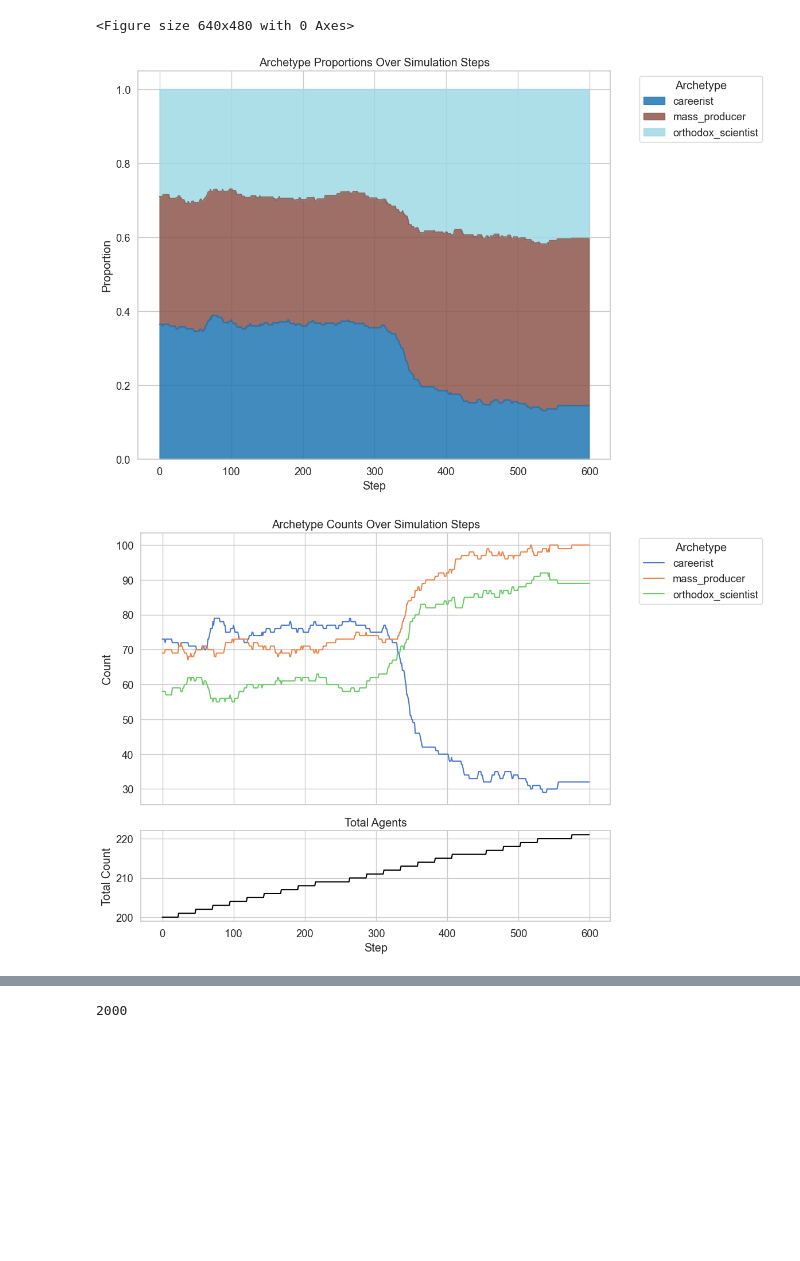
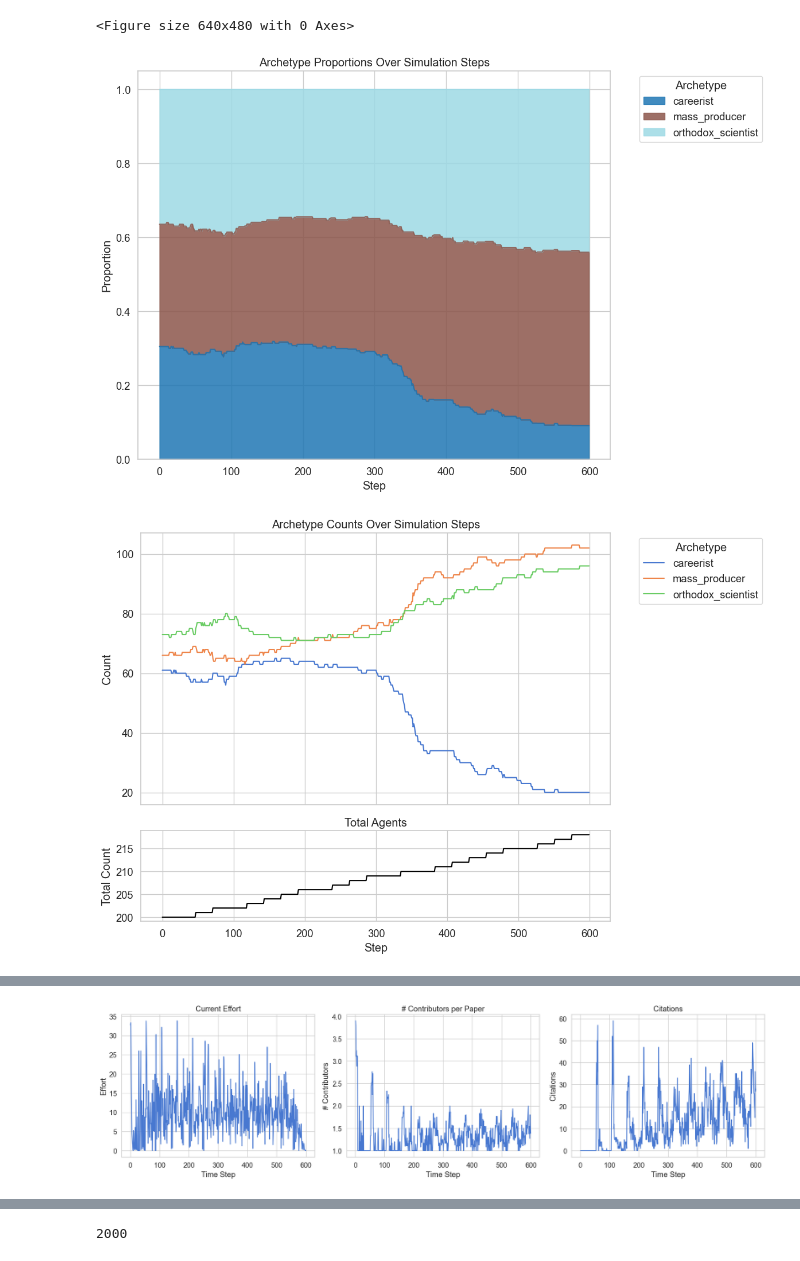
Before and after one commit to Christof93/Conference-Simulation, a Jupyter notebook: simulation/reputation-environment/policy_simulation_stats.ipynb, the cells around one changed output, grey strips where cells are left out. Drawn from its saved outputs; the diff is of its cells as text; code cells hidden in the pictures; blank space fills up the shorter version.

```diff
--- a/simulation/reputation-environment/policy_simulation_stats.ipynb
+++ b/simulation/reputation-environment/policy_simulation_stats.ipynb
@@ -341,9 +368,32 @@ plot_histograms(all_mass_producer_projects, "../log/policy_all_mass_producer_are
 # %%
 
 # Load projects list from JSON file
-with open("../log/balanced_projects.json", "r") as f:
-    balanced_projects = json.load(f)
-with open("../log/balanced_actions.jsonl", "r") as f:
-    balanced_actions = []
+with open("../log/balanced_evenly_projects.json", "r") as f:
+    balanced_evenly_projects = json.load(f)
+with open("../log/balanced_evenly_actions.jsonl", "r") as f:
+    balanced_evenly_actions = []
     for line in f.readlines():
-        balanced_actions.append(json.loads(line))
+        balanced_evenly_actions.append(json.loads(line))
+with open("../log/balanced_multiply_projects.json", "r") as f:
+    balanced_multiply_projects = json.load(f)
+with open("../log/balanced_multiply_actions.jsonl", "r") as f:
+    balanced_multiply_actions = []
+    for line in f.readlines():
+        balanced_multiply_actions.append(json.loads(line))
+with open("../log/balanced_by_effort_projects.json", "r") as f:
+    balanced_by_effort_projects = json.load(f)
+with open("../log/balanced_by_effort_actions.jsonl", "r") as f:
+    balanced_by_effort_actions = []
+    for line in f.readlines():
+        balanced_by_effort_actions.append(json.loads(line))
+# visualize_policy_population_proportion(balanced_actions)
+# plot_histograms(balanced_projects, "../log/balanced_area.pickle")
+visualize_policy_population(balanced_multiply_actions)
+societal_value_per_archetype(balanced_multiply_actions, balanced_multiply_projects)
+societal_value_over_time(balanced_multiply_projects)
+visualize_policy_population(balanced_evenly_actions)
+societal_value_per_archetype(balanced_evenly_actions, balanced_evenly_projects)
+societal_value_over_time(balanced_evenly_projects)
+visualize_policy_population(balanced_by_effort_actions)
+societal_value_per_archetype(balanced_by_effort_actions, balanced_by_effort_projects)
+societal_value_over_time(balanced_by_effort_projects)
@@ -350,7 +416,15 @@ with open("../log/balanced_actions.jsonl", "r") as f:
 # %%
+# Load projects list from JSON file
+with open("../log/balanced_multiply_projects.json", "r") as f:
+    balanced_projects = json.load(f)
+with open("../log/balanced_multiply_actions.jsonl", "r") as f:
+    balanced_actions = []
+    for line in f.readlines():
+        balanced_actions.append(json.loads(line))
 visualize_policy_population_proportion(balanced_actions)
 visualize_policy_population(balanced_actions)
+plot_histograms(balanced_projects, "../log/balanced_multiply_area.pickle")
 # %% [output]
 <Figure size 640x480 with 0 Axes>
-[figure, old version]
+[figure, new version]
-[figure, old version]
+[figure, new version]
@@ -356,0 +434 @@ visualize_policy_population(balanced_actions)
+[figure, added]
```
Also changed, not shown: parts of 9 cells of this notebook, 5 other files.
